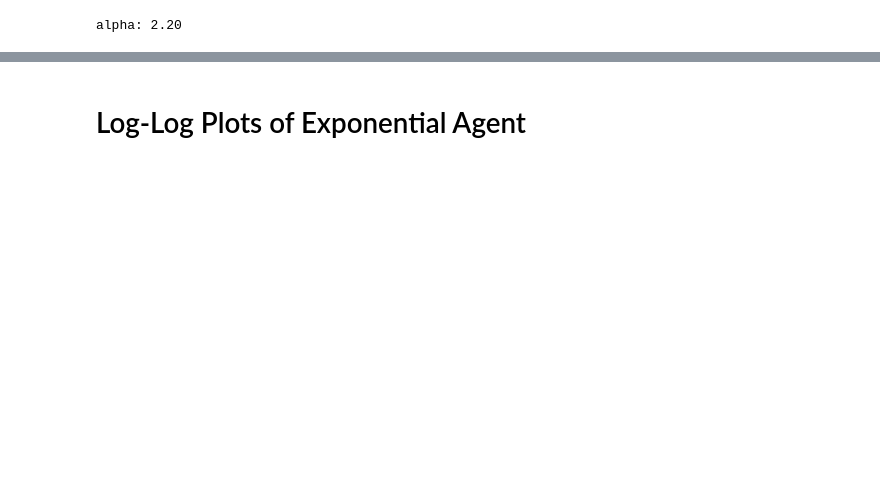
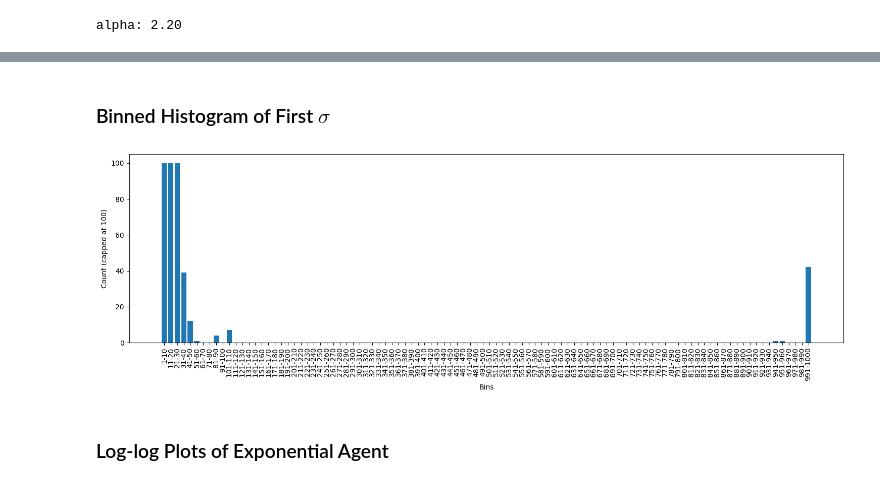
Before and after one commit to winlew/levy-agent-simulation, a Jupyter notebook: studies/step_lengths.ipynb, the cells around one changed output, grey strips where cells are left out. Drawn from its saved outputs; the diff is of its cells as text; code cells hidden in the pictures; blank space fills up the shorter version.

```diff
--- a/studies/step_lengths.ipynb
+++ b/studies/step_lengths.ipynb
@@ -141,5 +178,22 @@ alpha: 2.20
+# %% [markdown]
+### Binned Histogram of First $\sigma$
+# %%
+bin_size = 10
+counts, bins = np.histogram(data[0], bins=range(min(data[0]), max(data[0]) + bin_size, bin_size))
+counts = np.minimum(counts, 100)
+bin_labels = [f"{b}-{b+bin_size-1}" for b in bins[:-1]]
+
+plt.figure(figsize=(15, 5))
+plt.bar(bin_labels, counts)
+plt.xticks(rotation=90)
+plt.xlabel("Bins")
+plt.ylabel("Count (capped at 100)")
+plt.tight_layout()
+plt.show()
+# %% [output]
+[figure, added]
 # %% [markdown]
-# Log-Log Plots of Exponential Agent
+### Log-log Plots of Exponential Agent
 # %%
 data = []
 params.type = 'exponential'
```
Also changed, not shown: parts of 19 cells of this notebook, 1 other file.
